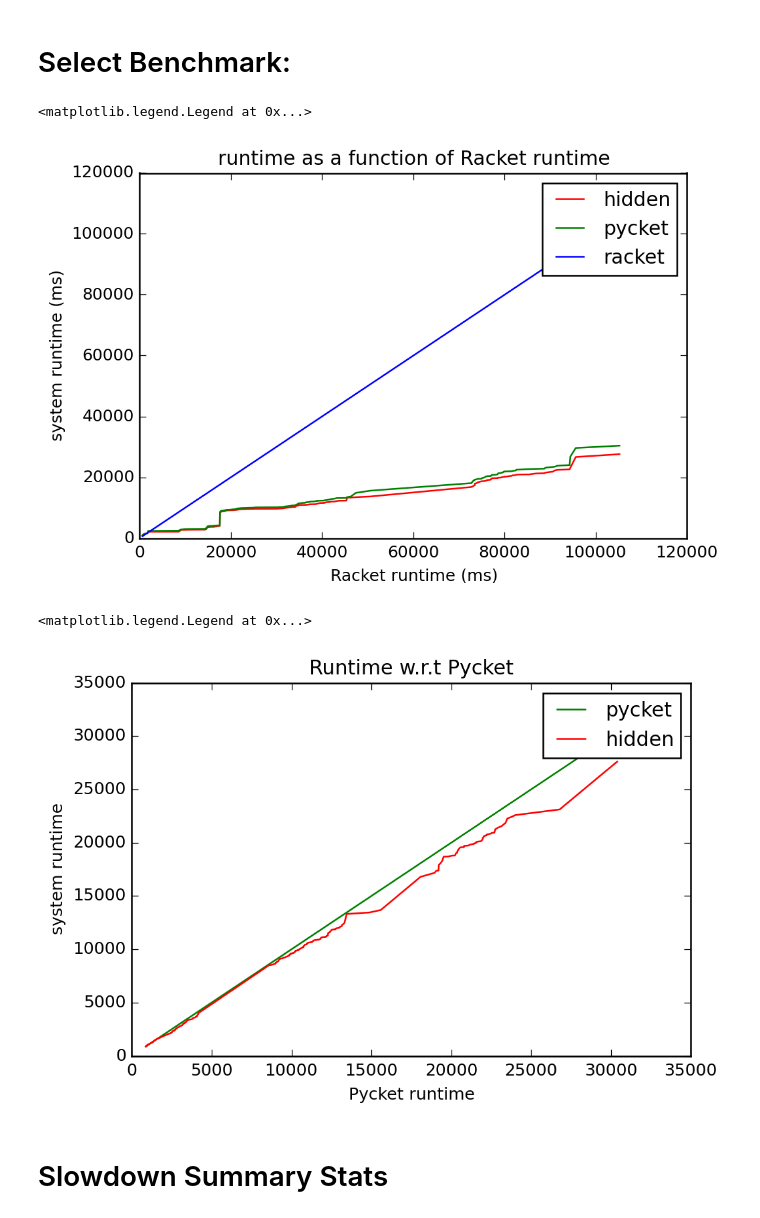
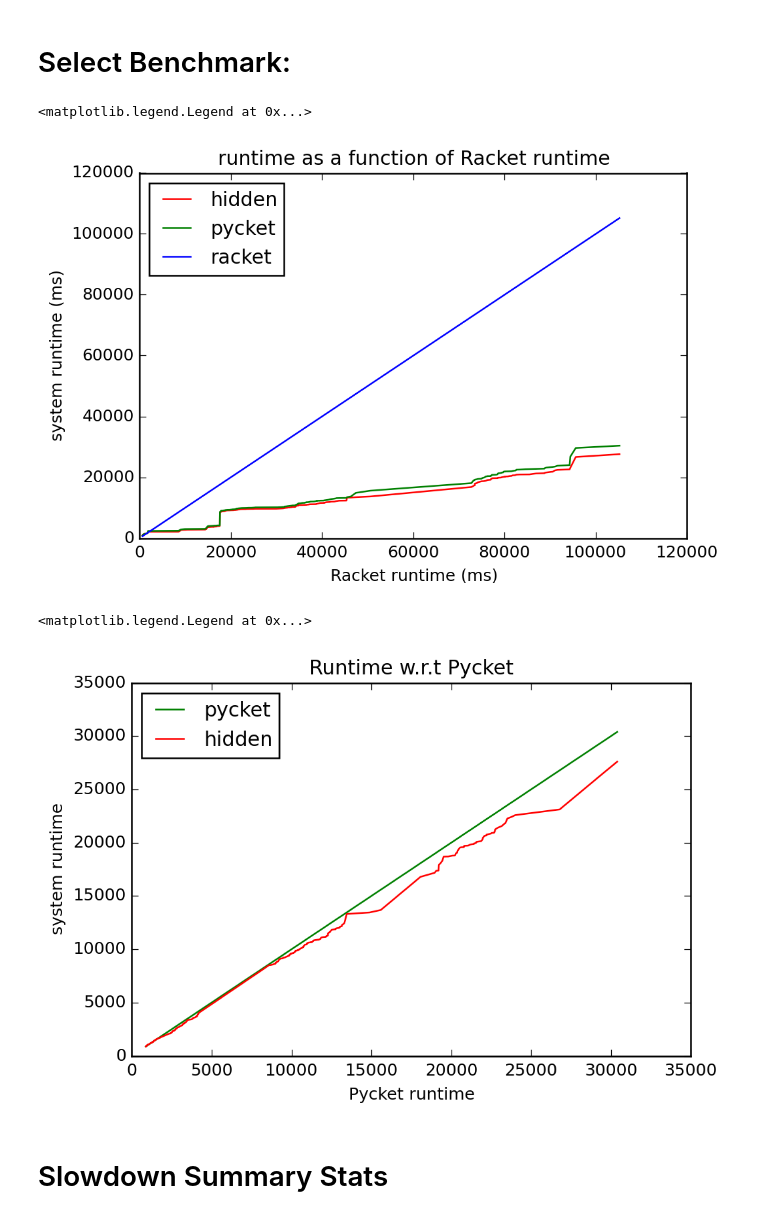
Before and after one commit to sabauma/gradual-typing-timings, a Jupyter notebook: Performance.ipynb, the cells around one changed output. Saved outputs shown, nothing was run; the diff lists cells and outputs as text; code cells hidden in the pictures.

Commit message:
Legend location

```diff
--- a/Performance.ipynb
+++ b/Performance.ipynb
@@ -36,30 +36,30 @@ racket = data[:,0]
 # %%
 # Runtime of Pycket as a function of Racket
 ordered_data = np.copy(data)
 ordered_data.sort(axis=0)
 ohidden = ordered_data[:,2]
 opycket = ordered_data[:,1]
 oracket = ordered_data[:,0]
 pylab.plot(oracket, ohidden, 'r', label='hidden')
 pylab.plot(oracket, opycket, 'g', label='pycket')
 pylab.plot(oracket, oracket, 'b', label='racket')
 pylab.title('runtime as a function of Racket runtime')
 pylab.xlabel('Racket runtime (ms)')
 pylab.ylabel('system runtime (ms)')
-pylab.legend()
+pylab.legend(loc='best')
 # %% [output]
 <matplotlib.legend.Legend at 0x...>
-[figure, old version]
+[figure, new version]
 # %%
 pylab.plot(opycket, opycket, 'g', label='pycket')
 pylab.plot(opycket, ohidden, 'r', label='hidden')
 pylab.title('Runtime w.r.t Pycket')
 pylab.xlabel('Pycket runtime')
 pylab.ylabel('system runtime')
-pylab.legend()
+pylab.legend(loc='best')
 # %% [output]
 <matplotlib.legend.Legend at 0x...>
-[figure, old version]
+[figure, new version]
 # %%
 from scipy.stats import cumfreq
 from pandas      import DataFrame
```
Also changed, not shown: parts of 3 cells of this notebook.
